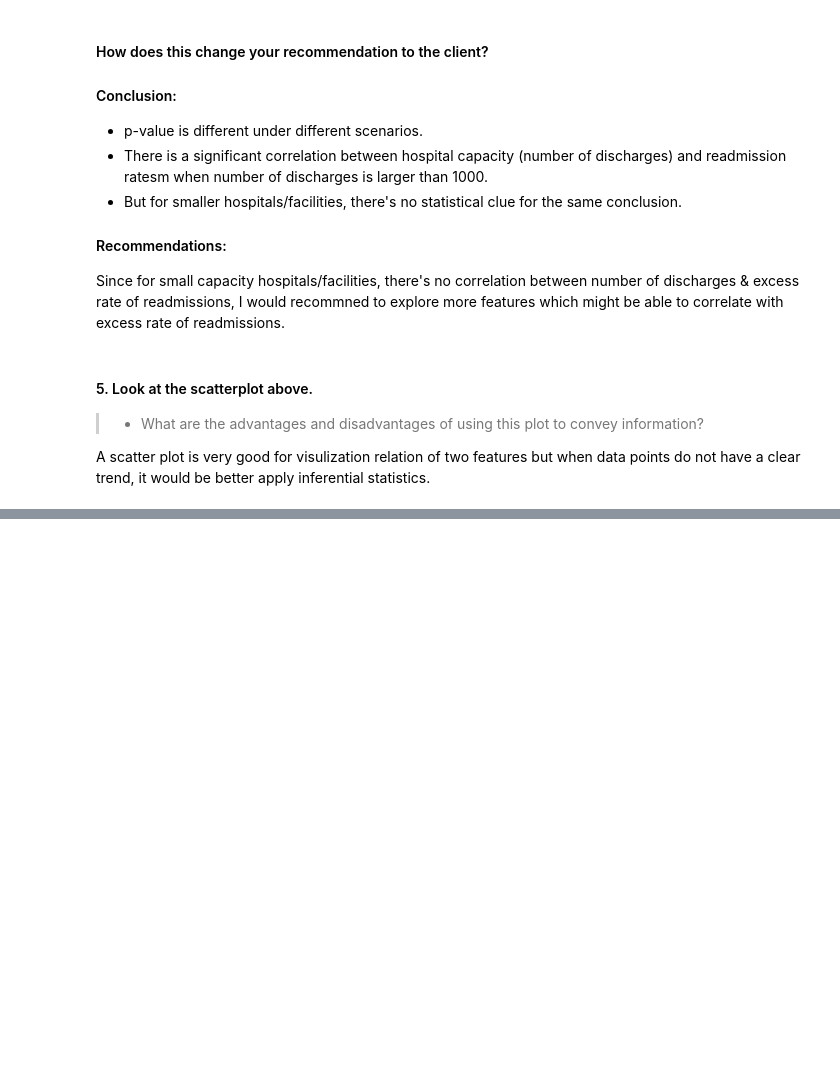
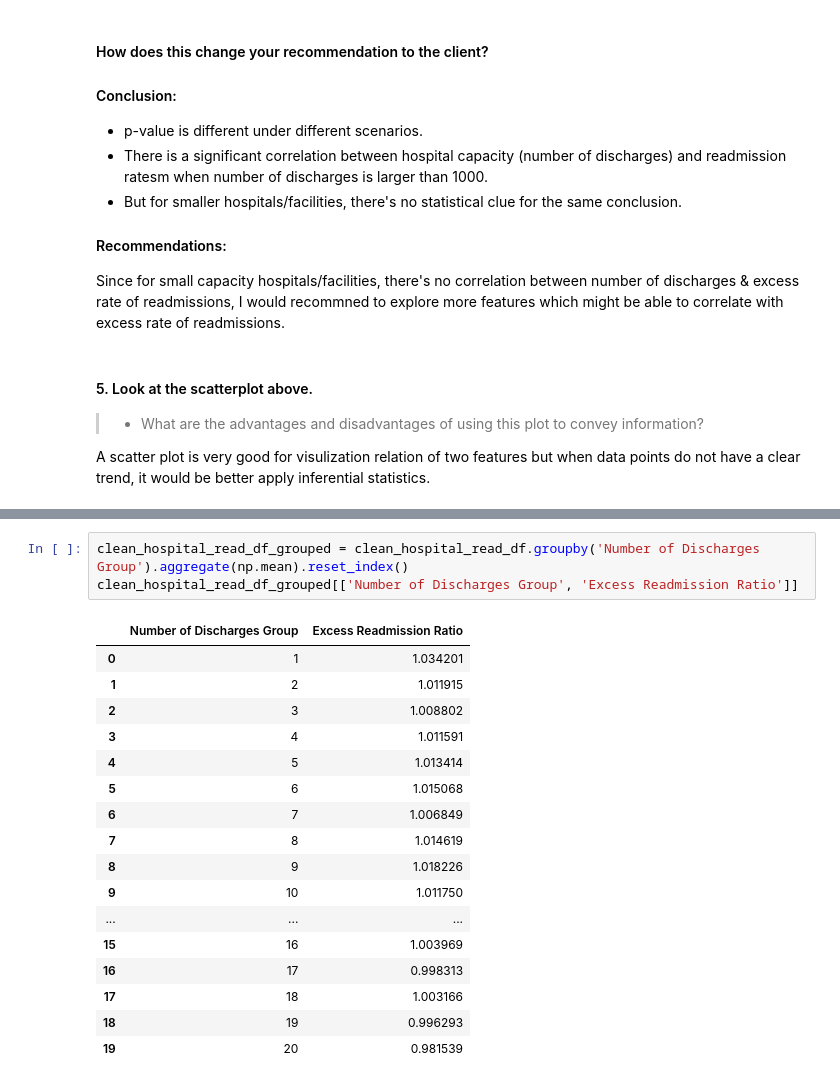
Before and after one commit to nicolechao/springboard-data-science, a Jupyter notebook: Mini Projects and Exercises/EDA Hospital Readmit/sliderule_dsi_inferential_statistics_exercise_3.ipynb, the cells around one changed output, grey strips where cells are left out. Drawn from its saved outputs; the diff is of its cells as text; blank space fills up the shorter version.

```diff
--- a/Mini Projects and Exercises/EDA Hospital Readmit/sliderule_dsi_inferential_statistics_exercise_3.ipynb
+++ b/Mini Projects and Exercises/EDA Hospital Readmit/sliderule_dsi_inferential_statistics_exercise_3.ipynb
@@ -346,0 +363,21 @@ sns.violinplot(x = 'size', y = 'Excess Readmission Ratio', data = clean_hospital
+# %%
+clean_hospital_read_df_grouped = clean_hospital_read_df.groupby('Number of Discharges Group').aggregate(np.mean).reset_index()
+clean_hospital_read_df_grouped[['Number of Discharges Group', 'Excess Readmission Ratio']]
+# %% [output]
+|  | Number of Discharges Group | Excess Readmission Ratio |
+| 0 | 1 | 1.034201 |
+| 1 | 2 | 1.011915 |
+| 2 | 3 | 1.008802 |
+| 3 | 4 | 1.011591 |
+| 4 | 5 | 1.013414 |
+| 5 | 6 | 1.015068 |
+| 6 | 7 | 1.006849 |
+| 7 | 8 | 1.014619 |
+| 8 | 9 | 1.018226 |
+| 9 | 10 | 1.011750 |
+| ... | ... | ... |
+| 15 | 16 | 1.003969 |
+| 16 | 17 | 0.998313 |
+| 17 | 18 | 1.003166 |
+| 18 | 19 | 0.996293 |
+| 19 | 20 | 0.981539 |
```
Also changed, not shown: parts of 17 cells of this notebook.
